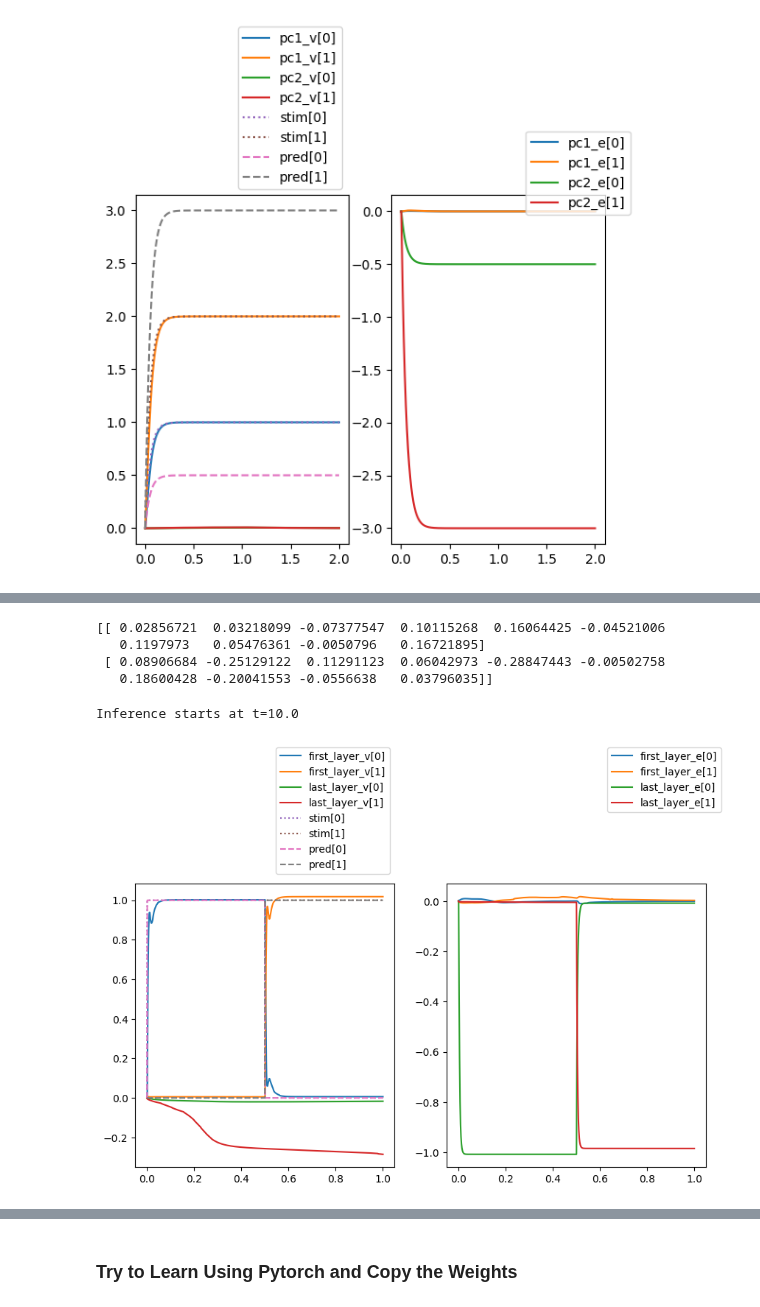
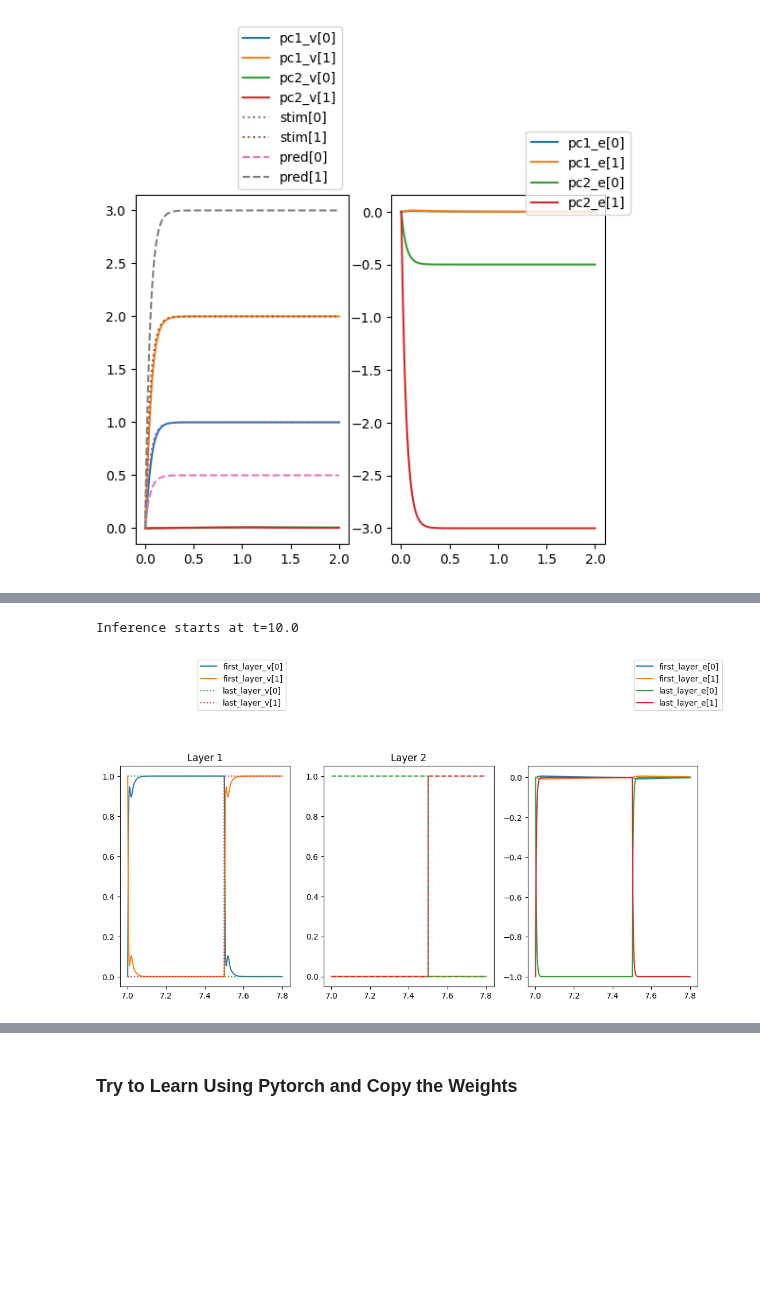
Before and after one commit to jorchard/pc_nengo, a Jupyter notebook: predictive_coding.ipynb, the cells around one changed output, grey strips where cells are left out. Drawn from its saved outputs; the diff is of its cells as text; code cells hidden in the pictures; blank space fills up the shorter version.

```diff
--- a/predictive_coding.ipynb
+++ b/predictive_coding.ipynb
@@ -37,9 +39,9 @@ class PCLayer(nengo.Network):
 
         # An "EnsembleArray" can be thought of as a group of nodes.
         # An EnsembleArray holding the values (v)
-        self.v = nengo.networks.EnsembleArray(n_neurons=50, n_ensembles=n_nodes, radius=1.5)
+        self.v = nengo.networks.EnsembleArray(n_neurons=50, n_ensembles=n_nodes, radius=1.5, neuron_type=nengo.Direct())
         # and an EnsembleArray holding the errors (e)
-        self.e = nengo.networks.EnsembleArray(n_neurons=50, n_ensembles=n_nodes, radius=1.5)
+        self.e = nengo.networks.EnsembleArray(n_neurons=50, n_ensembles=n_nodes, radius=1.5, neuron_type=nengo.Direct())
 
         #node in between e and v for inference
 
@@ -523,7 +528,7 @@ n = 1
 with nengo.Network() as net:
     tau = 0.004
     #============== Run in Direct mode =======================
-    net.config[nengo.Ensemble].neuron_type = nengo.LIFRate()
+    net.config[nengo.Ensemble].neuron_type = nengo.Direct()
     #=========================================================
     net.config[nengo.Connection].synapse = tau
     net.config[nengo.Probe].synapse = 0
@@ -548,6 +553,7 @@ with nengo.Network() as net:
 
     # PC layers
     PC_net = PCNetwork(n_nodes=[2, 10, 2], tau_learn=0.1, symmetric=True, activation=["tanh", None], t=t)
+    #PC_net = PCNetwork(n_nodes=[2, 2], tau_learn=0.1, symmetric=True, activation=["tanh"], t=t)
     PC_net.connect_input(stim=stim)
     PC_net.connect_output(pred)
 
@@ -597,29 +603,25 @@ Inference starts at t=10.0
-# %%
-print(PC_net.connections[0].W)
-# %% [output]
-[[ 0.02856721  0.03218099 -0.07377547  0.10115268  0.16064425 -0.04521006
-   0.1197973   0.05476361 -0.0050796   0.16721895]
- [ 0.08906684 -0.25129122  0.11291123  0.06042973 -0.28847443 -0.00502758
-   0.18600428 -0.20041553 -0.0556638   0.03796035]]
 # %%
-fig, ax = plt.subplots(nrows=1, ncols=2, figsize=(10,5))
+fig, ax = plt.subplots(nrows=1, ncols=3, figsize=(13,5))
 
 idx = [0, 1000]
-#idx = [70000, 72000]
+idx = [7000, 7800]
 tt = sim.trange()[idx[0]:idx[1]]
 
-ax[0].plot(tt, sim.data[p_pc1v][idx[0]:idx[1]]);
-ax[1].plot(tt, sim.data[p_pc1e][idx[0]:idx[1]]);
-ax[0].plot(tt, sim.data[p_pc_end_v][idx[0]:idx[1]]);
-ax[1].plot(tt, sim.data[p_pc_end_e][idx[0]:idx[1]]);
+ax[0].plot(tt, sim.data[p_pc1v][idx[0]:idx[1]]); ax[0].set_title('Layer 1')
 ax[0].plot(tt, sim.data[p_stim][idx[0]:idx[1]], ':');
-ax[0].plot(tt, sim.data[p_pred][idx[0]:idx[1]], "--");
+
+ax[1].plot(tt, sim.data[p_pc_end_v][idx[0]:idx[1]]); ax[1].set_title('Layer 2')
+ax[1].plot(tt, sim.data[p_pred][idx[0]:idx[1]], "--");
+
+ax[-1].plot(tt, sim.data[p_pc1e][idx[0]:idx[1]]);
+ax[-1].plot(tt, sim.data[p_pc_end_e][idx[0]:idx[1]]);
+
 ax[0].legend(['first_layer_v[0]', 'first_layer_v[1]', 'last_layer_v[0]', 'last_layer_v[1]', 'stim[0]', 'stim[1]', 'pred[0]', 'pred[1]'],
              loc='upper right', bbox_to_anchor=(1, 1.5));
-ax[1].legend(['first_layer_e[0]', 'first_layer_e[1]', 'last_layer_e[0]', 'last_layer_e[1]'],
+ax[-1].legend(['first_layer_e[0]', 'first_layer_e[1]', 'last_layer_e[0]', 'last_layer_e[1]'],
              loc='upper left', bbox_to_anchor=(0.6, 1.5));
 
 print(f"Inference starts at t={t}")
 # %% [output]
 Inference starts at t=10.0
-[figure, old version]
+[figure, new version]
```
Also changed, not shown: parts of 6 cells of this notebook.
